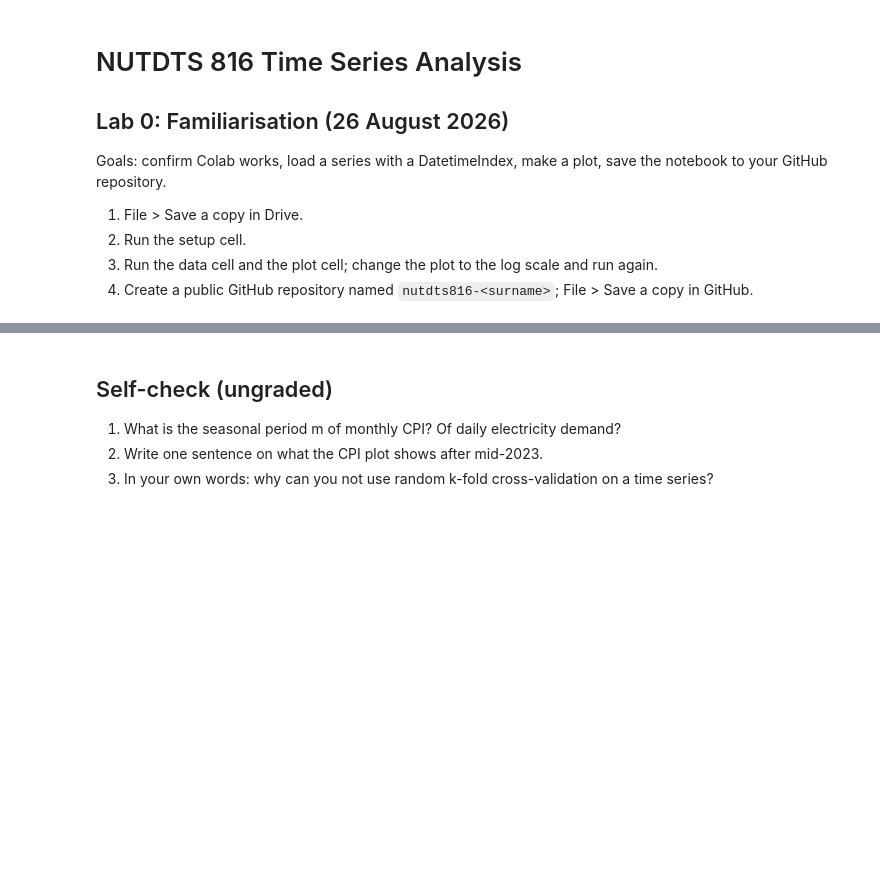
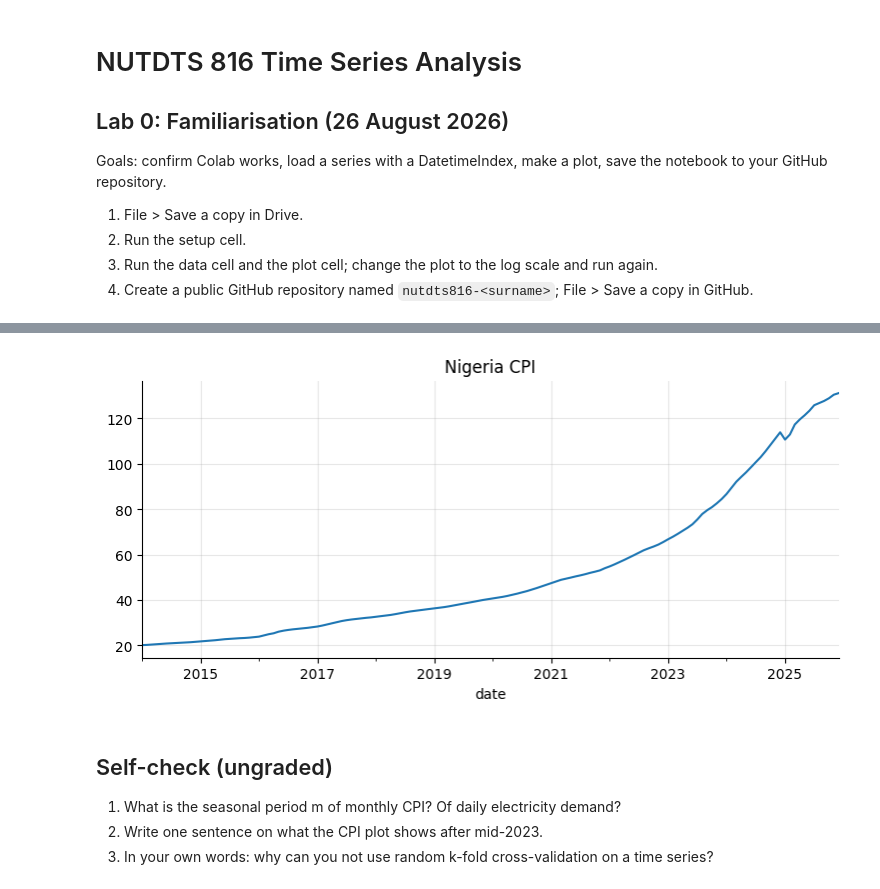
Before and after one commit to PreciousFaseyosan/NUTDTS816-Time_Series_Analysis-_Course_Repository, a Jupyter notebook: notebooks/lab00_familiarisation.ipynb, the cells around one changed output, grey strips where cells are left out. Saved outputs shown, nothing was run; the diff lists cells and outputs as text; code cells hidden in the pictures; blank space fills up the shorter version.

```diff
--- a/notebooks/lab00_familiarisation.ipynb
+++ b/notebooks/lab00_familiarisation.ipynb
@@ -44,3 +88,7 @@ pd.concat([cpi, fx, grid], axis=1).tail()
+# %%
+ax = cpi.plot(title='Nigeria CPI')
+# %% [output]
+[figure, added]
 # %% [markdown]
 ## Self-check (ungraded)
 
```
Also changed, not shown: parts of 6 cells of this notebook.
